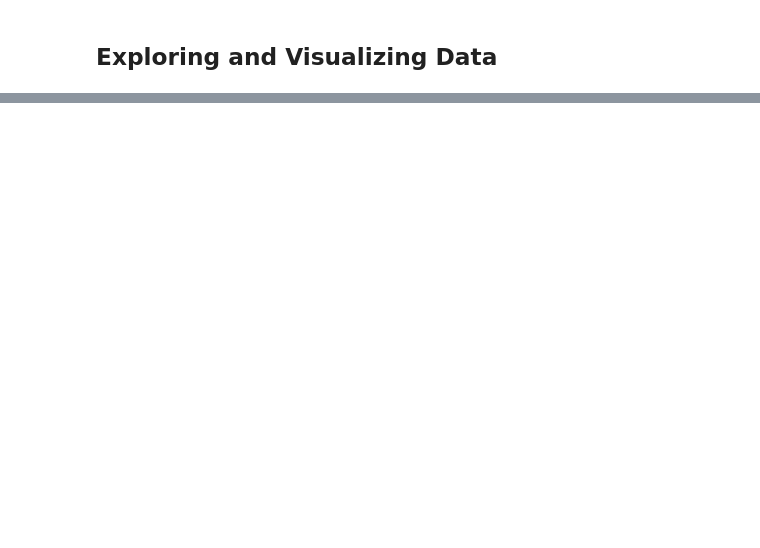
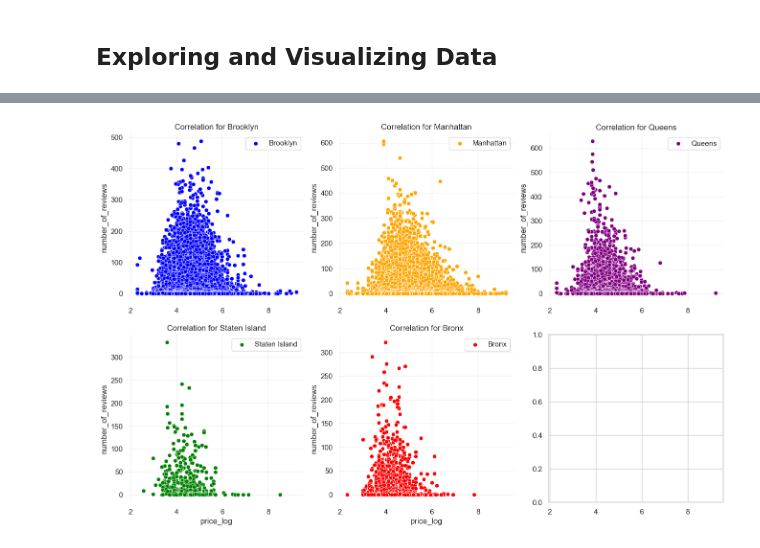
Before and after one commit to BernartGuddiny/eda_and_prediction_on_nys_airbnb, a Jupyter notebook: project.ipynb, the cells around one changed output, grey strips where cells are left out. Cells and saved outputs as stored; diff of their text form; code cells hidden in the pictures; blank space fills up the shorter version.

```diff
--- a/project.ipynb
+++ b/project.ipynb
@@ -139,0 +237,26 @@ airbnb[["price", "minimum_nights", "number_of_reviews", "reviews_per_month", "ca
+# %%
+# Lagarithmizing the price values to get rid of the extreme values
+airbnb['price_log'] = np.log(airbnb.price)
+
+# Grouping by neighbourhoods to display each neighbourhood separately
+airbnb_group = airbnb.groupby('neighbourhood_group')
+# %%
+# Drowing a correlation between the number of reviews and price for any neighbourhood
+fig, axes = plt.subplots(nrows=2, ncols=3, figsize=(16, 10), sharex=True)
+
+neighbourhoods = [elem for elem in airbnb.neighbourhood_group.unique()]
+colors = ['blue', 'orange', 'purple', 'green', 'red']
+
+for neigh, color, ax in zip(neighbourhoods, colors, axes.flatten().T):
+    sns.scatterplot(data=airbnb_group.get_group(neigh)
+                    , x='price_log'
+                    , y='number_of_reviews'
+                    , ax=ax
+                    , label=neigh
+                    , color=color)
+    ax.set(title='Correlation for {}'.format(neigh))
+    ax.set_frame_on(False)
+    ax.grid(True, color='#e2e2e2', alpha=0.5)
+    ax.tick_params(labelbottom=True, which='both')
+# %% [output]
+[figure, added]
```
Also changed, not shown: parts of 28 cells of this notebook, 1 other file.
